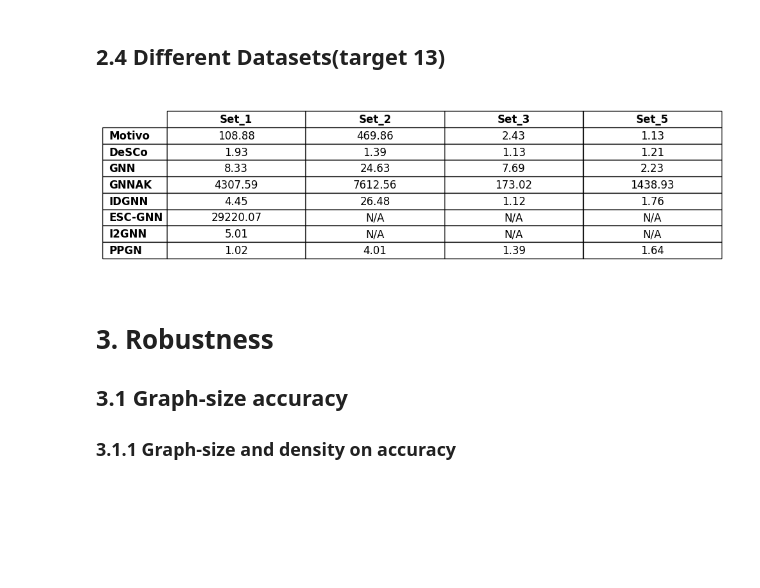
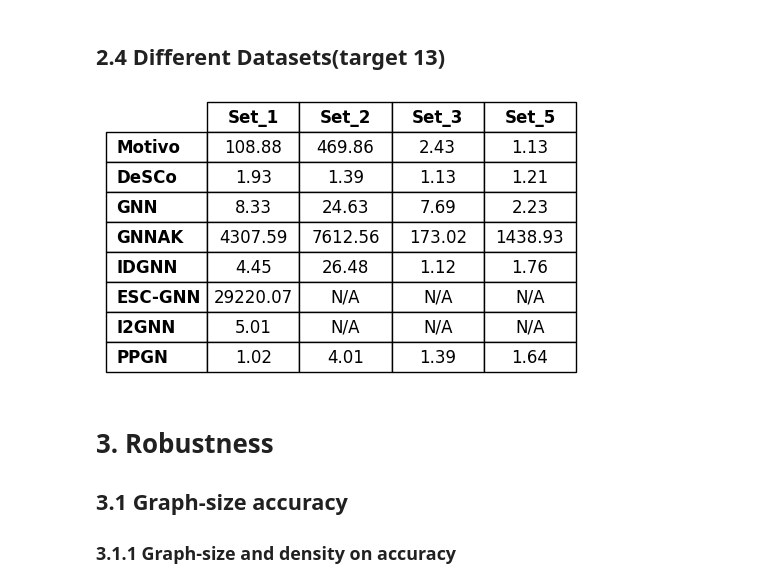
Before and after one commit to zxj0302/MLSC, a Jupyter notebook: painter.ipynb, the cells around one changed output. Drawn from its saved outputs; the diff is of its cells as text; code cells hidden in the pictures; blank space fills up the shorter version.

```diff
--- a/painter.ipynb
+++ b/painter.ipynb
@@ -455,7 +627,7 @@ def get_graph_prediction(dataset_name, alg, target):
         file_path = f'output/{dataset_name}/DeSCo/finetuned/prediction_graph_ordered.csv'
         df = pd.read_csv(file_path, header=0, index_col=0)
         return df.iloc[:, target].values
-    elif alg == 'Motivo':
+    elif alg == 'MOTIVO':
         file_path = f'output/{dataset_name}/MOTIVO/prediction.csv'
         df = pd.read_csv(file_path, header=0, index_col=0)
         return df.iloc[:, target].values
@@ -472,7 +644,7 @@ flier_props = dict(marker='o',
                    markeredgecolor='gray')
 
 # Create subplots with constrained layout
-fig, axes = plt.subplots(2, 2, figsize=(20, 8), constrained_layout=True)
+fig, axes = plt.subplots(2, 2, figsize=(8, 6), constrained_layout=True)
 axes = axes.flatten()
 
 for i, (target, ax) in enumerate(zip(selected_targets, axes)):
@@ -511,7 +683,8 @@ for i, (target, ax) in enumerate(zip(selected_targets, axes)):
                               marker='D', s=50, zorder=3, label='Q-Error Mean')
 
     ax.set_yscale('log')
-    ax.grid(True, which='both', linestyle='--', linewidth=0.5)
+    # ax.grid(True, which='both', linestyle='--', linewidth=0.5)
+    ax.grid(False)
 
     # Twin axes for MAE and Ground Truth
     ax2 = ax.twinx()
@@ -566,7 +895,7 @@ plt.show()
 # %%
 num_nodes = torch.tensor([3] * 2 + [4] * 6 + [5] * 21)
 pattern_index = [6, 7, 14, 13, 16, 15, 17, 18, 31, 30, 29, 35, 36, 34, 38, 37, 40, 42, 41, 44, 43, 46, 45, 47, 48, 49, 50, 51, 52]
-algs = ['Motivo', 'DeSCo', 'GNN', 'GNNAK', 'IDGNN', 'ESC-GNN', 'I2GNN', 'PPGN']
+algs = ['MOTIVO', 'GNN', 'IDGNN', 'ESC-GNN', 'I2GNN', 'DeSCo', 'PPGN', 'GNNAK']
 color_palette = {
     'Motivo': '#FF9999',
     'DeSCo': '#66B2FF',
@@ -590,7 +919,7 @@ def get_graph_prediction(dataset_name, alg, target):
         file_path = f'output/{dataset_name}/DeSCo/retrained/prediction_graph_ordered.csv'
         df = pd.read_csv(file_path, header=0, index_col=0)
         return df.iloc[:, target].values
-    elif alg == 'Motivo':
+    elif alg == 'MOTIVO':
         file_path = f'output/{dataset_name}/MOTIVO/prediction.csv'
         df = pd.read_csv(file_path, header=0, index_col=0)
         return df.iloc[:, target].values
@@ -769,7 +1252,7 @@ def format_table_data(df):
 formatted_table = format_table_data(df)
 
 # Start plotting
-fig, ax = plt.subplots(figsize=(10, 3))  # Reduced height from (10, 8) to (10, 5)
+fig, ax = plt.subplots(figsize=(5, 3))  # Reduced height from (10, 8) to (10, 5)
 
 # Hide axes
 ax.axis('off')
@@ -779,36 +1262,36 @@ plt.subplots_adjust(left=0.2, right=0.95, top=0.85, bottom=0.15)
 
 # Create the table
 table = ax.table(cellText=formatted_table,
                  rowLabels=df.index,
                  colLabels=df.columns,
                  cellLoc='center',
                  loc='center',
                  edges='closed')  # 'closed' ensures that cell borders are drawn
 
 # Style the table
 table.auto_set_font_size(False)
 table.set_fontsize(12)
-table.scale(1.0, 1.2)  # Adjusted scaling: horizontal scaling to 1.0, vertical to 1.2
+table.scale(1.0, 1.4)  # Adjusted scaling: horizontal scaling to 1.0, vertical to 1.2
 
 # Set header row and column labels font to bold
 for (row, col), cell in table.get_celld().items():
     if row == 0:
         # Column headers
         cell.get_text().set_fontweight('bold')
         cell.set_edgecolor('black')
     if col == -1:
         # Row labels (algorithm names)
         cell.get_text().set_fontweight('bold')
         cell.set_edgecolor('black')
     else:
         cell.set_edgecolor('black')  # Cell borders
 
 # Adjust layout to make sure everything fits without overlap
 plt.tight_layout()
 # save the plot
-plt.savefig('plots/accuracy/few-shot-avg-qerror-all-sets-target_13.pdf')
+plt.savefig('plots/final/few_shot_qerror_t13.pdf', bbox_inches='tight')
 # %% [output]
-[figure, old version]
+[figure, new version]
 # %% [markdown]
 # 3. Robustness
 ## 3.1 Graph-size accuracy
```
Also changed, not shown: parts of 29 cells of this notebook, 5 other files.
